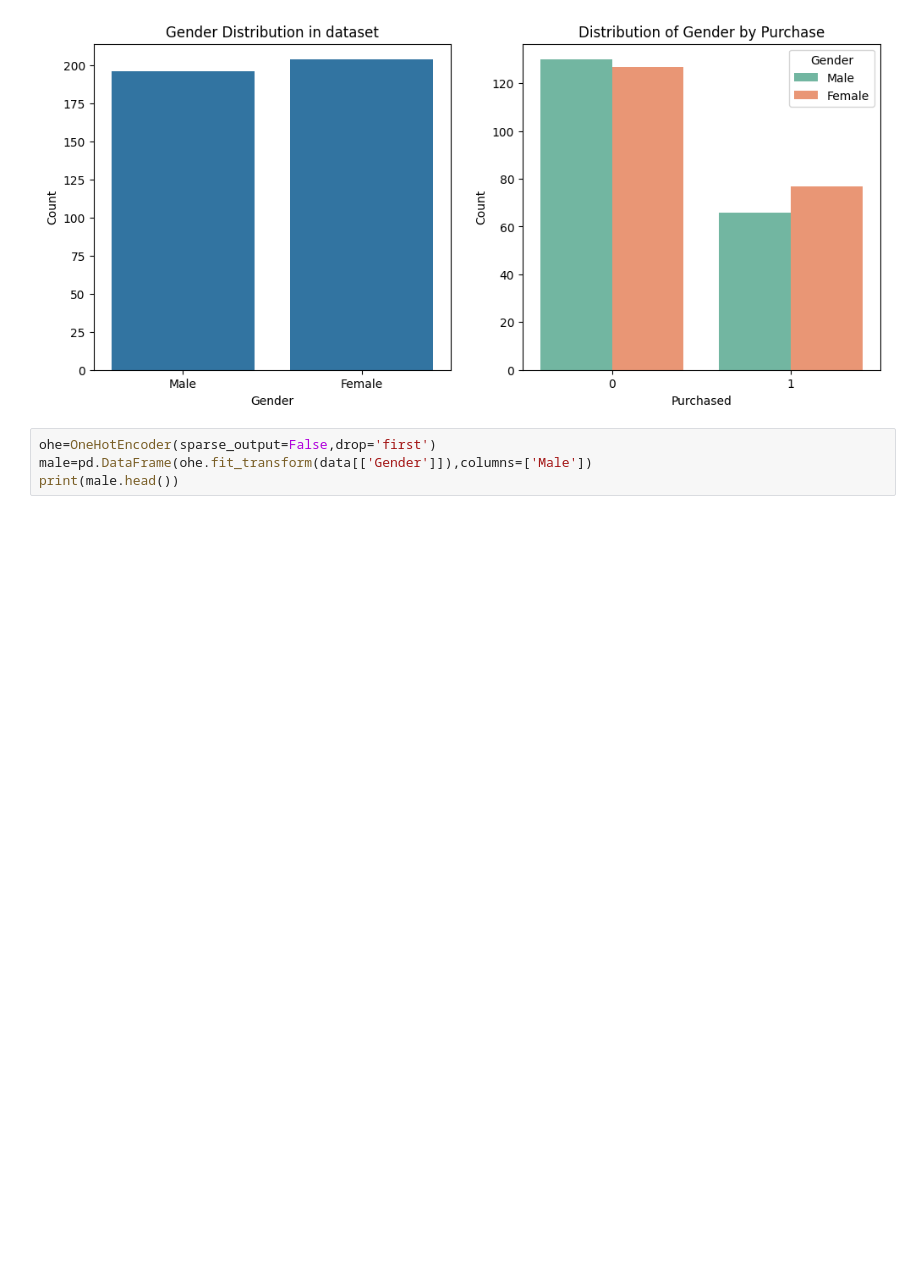
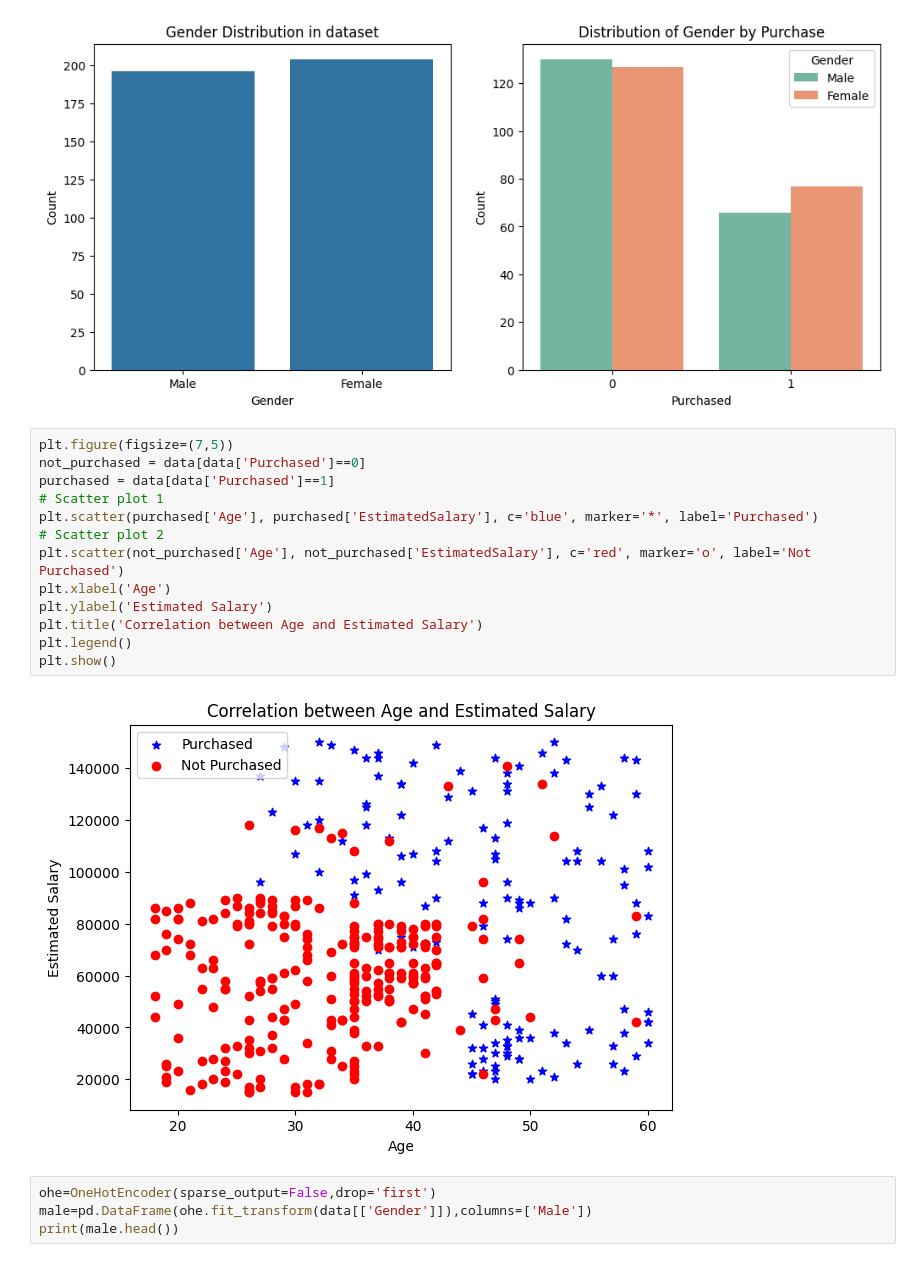
Before and after one commit to Sujal-Shinde-dev/Social_Media_Ad_Classification, a Jupyter notebook: project.ipynb, the cells around one changed output. Saved outputs shown, nothing was run; the diff lists cells and outputs as text; blank space fills up the shorter version.

```diff
--- a/project.ipynb
+++ b/project.ipynb
@@ -117,6 +117,21 @@ axes[1].set_title('Distribution of Gender by Purchase')
 plt.show()
 # %% [output]
 [figure]
+# %%
+plt.figure(figsize=(7,5))
+not_purchased = data[data['Purchased']==0]
+purchased = data[data['Purchased']==1]
+# Scatter plot 1
+plt.scatter(purchased['Age'], purchased['EstimatedSalary'], c='blue', marker='*', label='Purchased')
+# Scatter plot 2
+plt.scatter(not_purchased['Age'], not_purchased['EstimatedSalary'], c='red', marker='o', label='Not Purchased')
+plt.xlabel('Age')
+plt.ylabel('Estimated Salary')
+plt.title('Correlation between Age and Estimated Salary')
+plt.legend()
+plt.show()
+# %% [output]
+[figure, added]
 # %%
 ohe=OneHotEncoder(sparse_output=False,drop='first')
 male=pd.DataFrame(ohe.fit_transform(data[['Gender']]),columns=['Male'])
```
Also changed, not shown: parts of 1 cell of this notebook.
